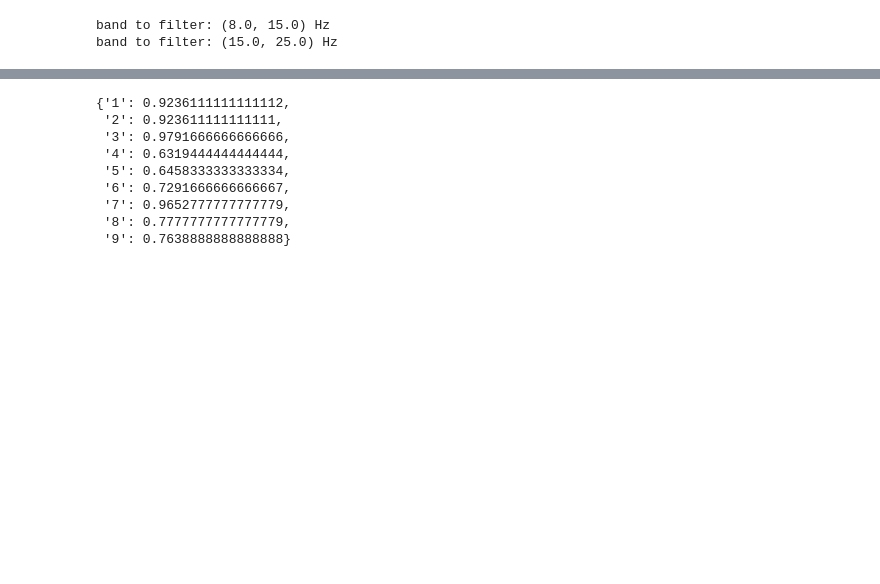
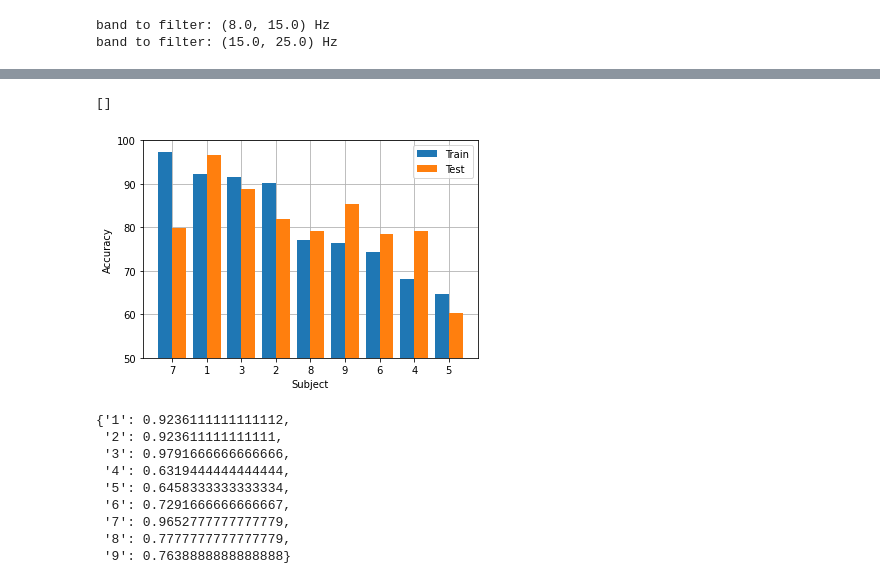
Before and after one commit to UN-GCPDS/python-gcpds.MI_prediction, a Jupyter notebook: Examples/Test_validation.ipynb, the cells around one changed output, grey strips where cells are left out. Saved outputs shown, nothing was run; the diff lists cells and outputs as text; code cells hidden in the pictures; blank space fills up the shorter version.

```diff
--- a/Examples/Test_validation.ipynb
+++ b/Examples/Test_validation.ipynb
@@ -342,0 +356,3 @@ get_scores(acc,'test')
+# %%
+experiment_name = 'FB_8-15_15-25_WN_15_OV_05'
+data = pickle.load( open( save_path+experiment_name+'.pkl', "rb" ) )
@@ -342,0 +380,3 @@ get_scores(acc,'test')
+# %%
+experiment_name = 'FB_8-15_15-25_WN_2_OV_05'
+data = pickle.load( open( save_path+experiment_name+'.pkl', "rb" ) )
@@ -342,0 +408,6 @@ get_scores(acc,'test')
+# %%
+experiment_name = 'FB_8-15_15-25_WN_4_OV_0'
+data = pickle.load( open( save_path+experiment_name+'.pkl', "rb" ) )
+# %%
+acc = get_scores(data,'train')
+acc_ts = get_scores(data,'test')
@@ -343,3 +440,19 @@ get_scores(acc,'test')
+# %%
+idx = np.argsort(acc['accuracy'])[::-1]
+plt.bar(acc['subject']-0.2,acc['accuracy'][idx]*100,width=0.4,label='Train')
+plt.bar(acc_ts['subject']+0.2,acc_ts['accuracy'][idx]*100,width=0.4,label='Test')
+plt.xticks(acc['subject'],acc['subject'][idx])
+plt.legend()
+plt.xlabel('Subject')
+plt.ylabel('Accuracy')
+plt.ylim([50,100])
+plt.grid(True)
+ax = plt.gca()
+ax.set_axisbelow(True)
+plt.plot()
+# %% [output]
+[]
+[figure, added]
 # %%
 acc
 # %% [output]
```
Also changed, not shown: parts of 26 cells of this notebook.
